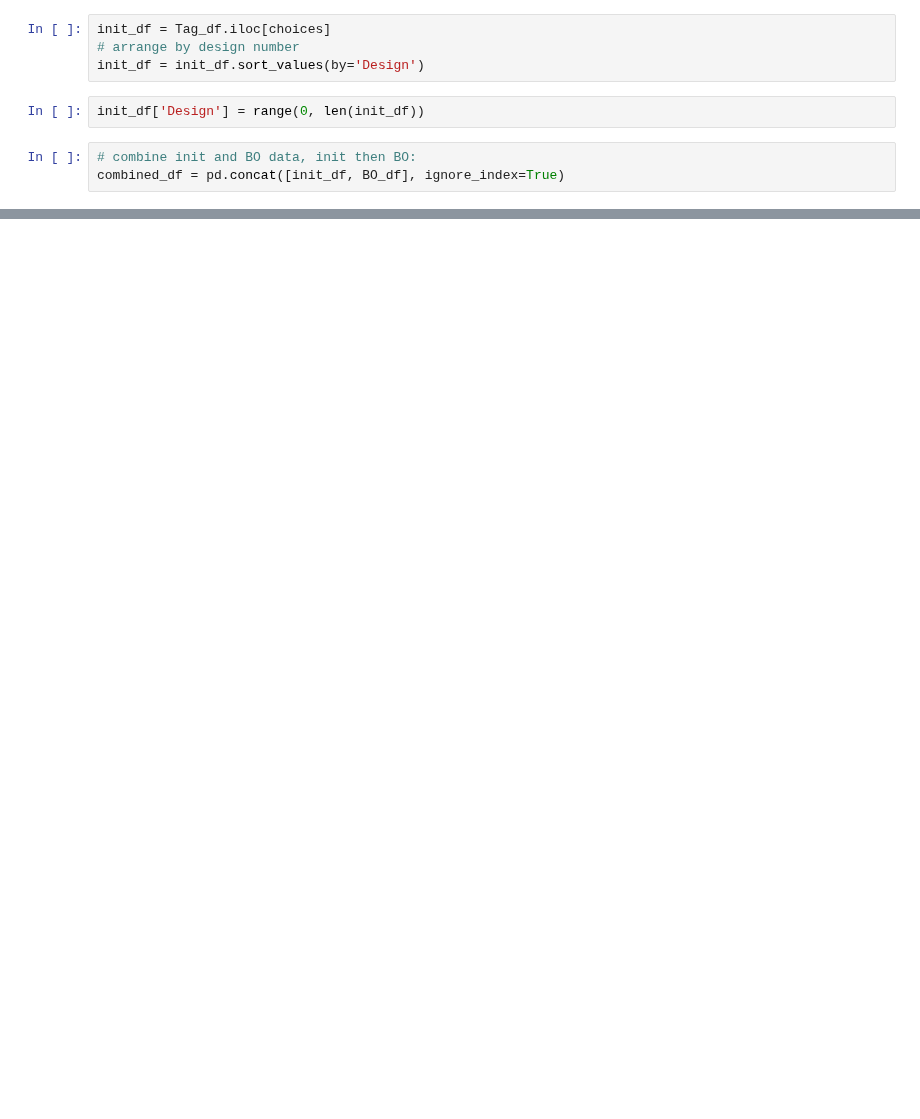
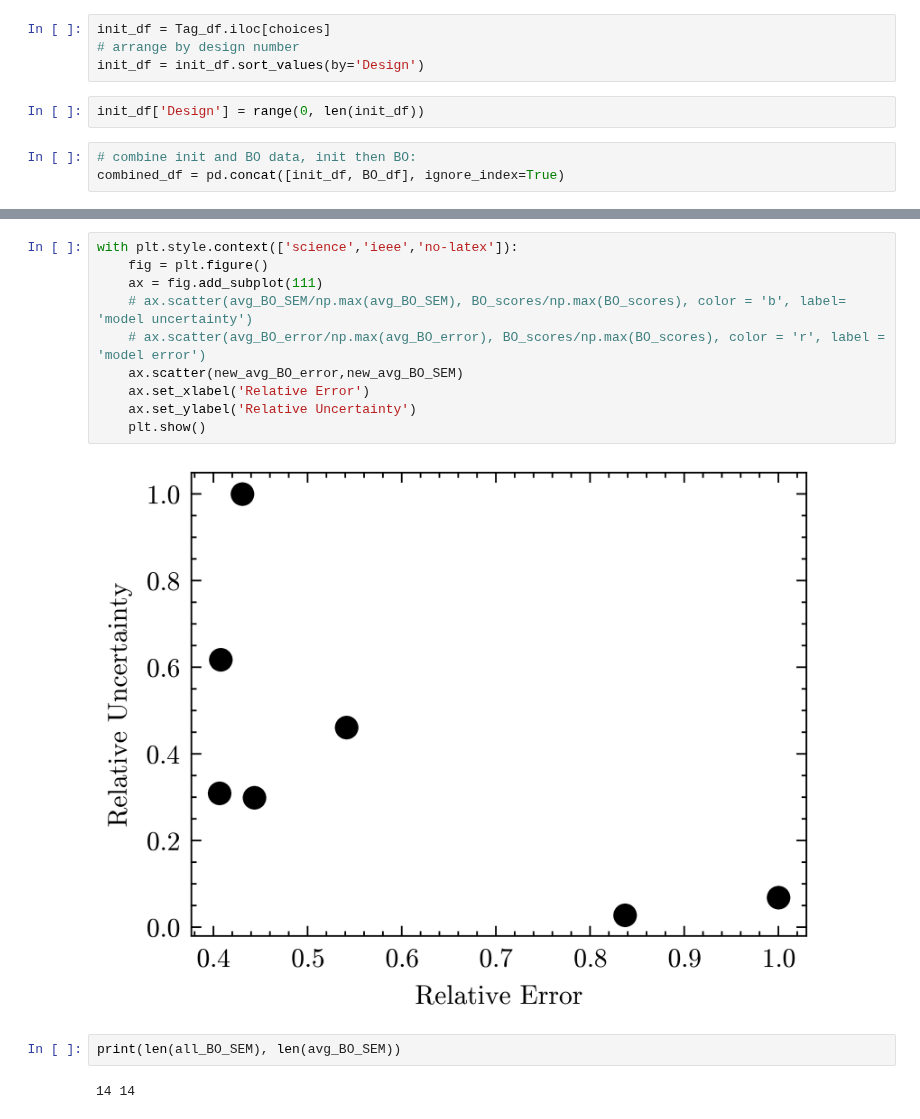
Before and after one commit to c-y-i/Mod_DOE, a Jupyter notebook: Figure_Plotting.ipynb, the cells around one changed output, grey strips where cells are left out. Saved outputs shown, nothing was run; the diff lists cells and outputs as text; blank space fills up the shorter version.

```diff
--- a/Figure_Plotting.ipynb
+++ b/Figure_Plotting.ipynb
@@ -63,0 +131,16 @@ ValueError: Could not interpret value `Score` for `y`. An entry with this name d
+# %%
+with plt.style.context(['science','ieee','no-latex']):
+    fig = plt.figure()
+    ax = fig.add_subplot(111)
+    # ax.scatter(avg_BO_SEM/np.max(avg_BO_SEM), BO_scores/np.max(BO_scores), color = 'b', label= 'model uncertainty')
+    # ax.scatter(avg_BO_error/np.max(avg_BO_error), BO_scores/np.max(BO_scores), color = 'r', label = 'model error')
+    ax.scatter(new_avg_BO_error,new_avg_BO_SEM)
+    ax.set_xlabel('Relative Error')
+    ax.set_ylabel('Relative Uncertainty')
+    plt.show()
+# %% [output]
+[figure, added]
+# %%
+print(len(all_BO_SEM), len(avg_BO_SEM))
+# %% [output]
+14 14
```
Also changed, not shown: parts of 13 cells of this notebook.
